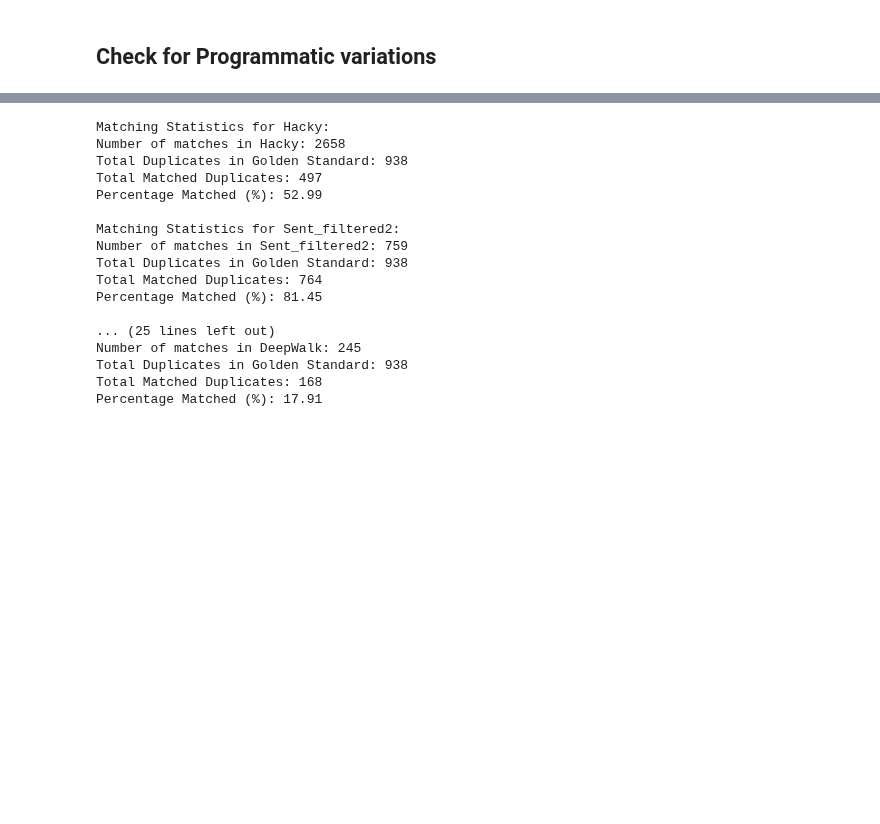
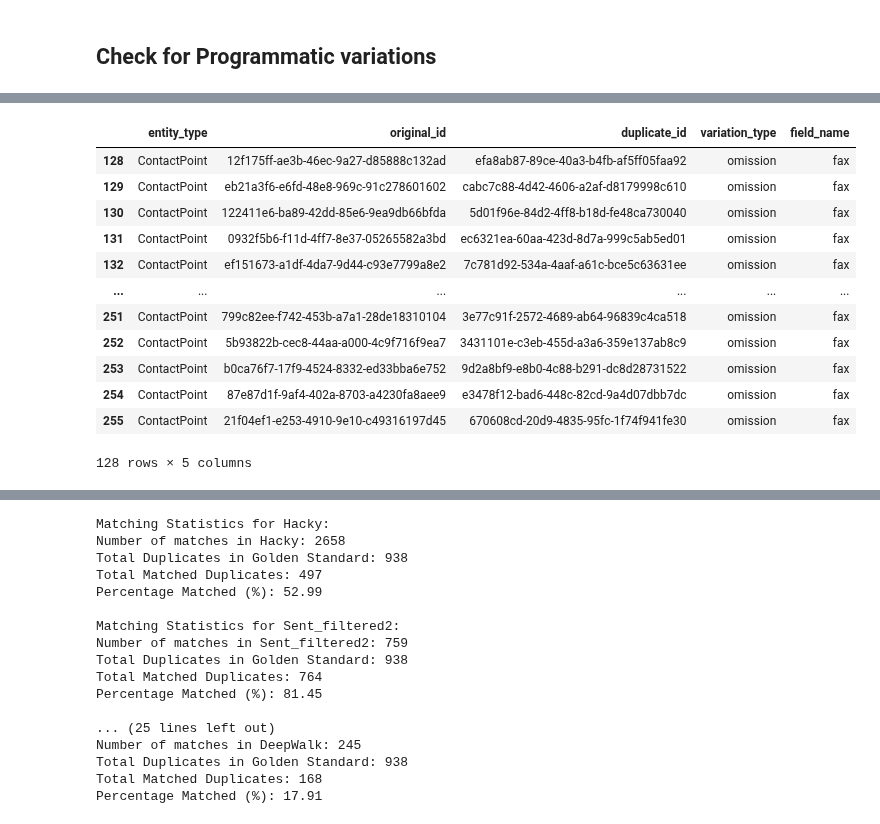
Before and after one commit to Timszy/entity-deduplication-hack-main, a Jupyter notebook: EvaluateProg_data.ipynb, the cells around one changed output, grey strips where cells are left out. Cells and saved outputs as stored; diff of their text form; code cells hidden in the pictures; blank space fills up the shorter version.

```diff
--- a/EvaluateProg_data.ipynb
+++ b/EvaluateProg_data.ipynb
@@ -191,3 +330,19 @@ Number of missed matches: 145
+# %%
+missed_rows
+# %% [output]
+|  | entity_type | original_id | duplicate_id | variation_type | field_name |
+| 128 | ContactPoint | 12f175ff-ae3b-46ec-9a27-d85888c132ad | efa8ab87-89ce-40a3-b4fb-af5ff05faa92 | omission | fax |
+| 129 | ContactPoint | eb21a3f6-e6fd-48e8-969c-91c278601602 | cabc7c88-4d42-4606-a2af-d8179998c610 | omission | fax |
+| 130 | ContactPoint | 122411e6-ba89-42dd-85e6-9ea9db66bfda | 5d01f96e-84d2-4ff8-b18d-fe48ca730040 | omission | fax |
+| 131 | ContactPoint | 0932f5b6-f11d-4ff7-8e37-05265582a3bd | ec6321ea-60aa-423d-8d7a-999c5ab5ed01 | omission | fax |
+| 132 | ContactPoint | ef151673-a1df-4da7-9d44-c93e7799a8e2 | 7c781d92-534a-4aaf-a61c-bce5c63631ee | omission | fax |
+| ... | ... | ... | ... | ... | ... |
+| 251 | ContactPoint | 799c82ee-f742-453b-a7a1-28de18310104 | 3e77c91f-2572-4689-ab64-96839c4ca518 | omission | fax |
+| 252 | ContactPoint | 5b93822b-cec8-44aa-a000-4c9f716f9ea7 | 3431101e-c3eb-455d-a3a6-359e137ab8c9 | omission | fax |
+| 253 | ContactPoint | b0ca76f7-17f9-4524-8332-ed33bba6e752 | 9d2a8bf9-e8b0-4c88-b291-dc8d28731522 | omission | fax |
+| 254 | ContactPoint | 87e87d1f-9af4-402a-8703-a4230fa8aee9 | e3478f12-bad6-448c-82cd-9a4d07dbb7dc | omission | fax |
+| 255 | ContactPoint | 21f04ef1-e253-4910-9e10-c49316197d45 | 670608cd-20d9-4835-95fc-1f74f941fe30 | omission | fax |
+128 rows × 5 columns
 # %%
 import matplotlib.pyplot as plt
 import seaborn as sns
```
Also changed, not shown: parts of 5 cells of this notebook, 37 other files.
